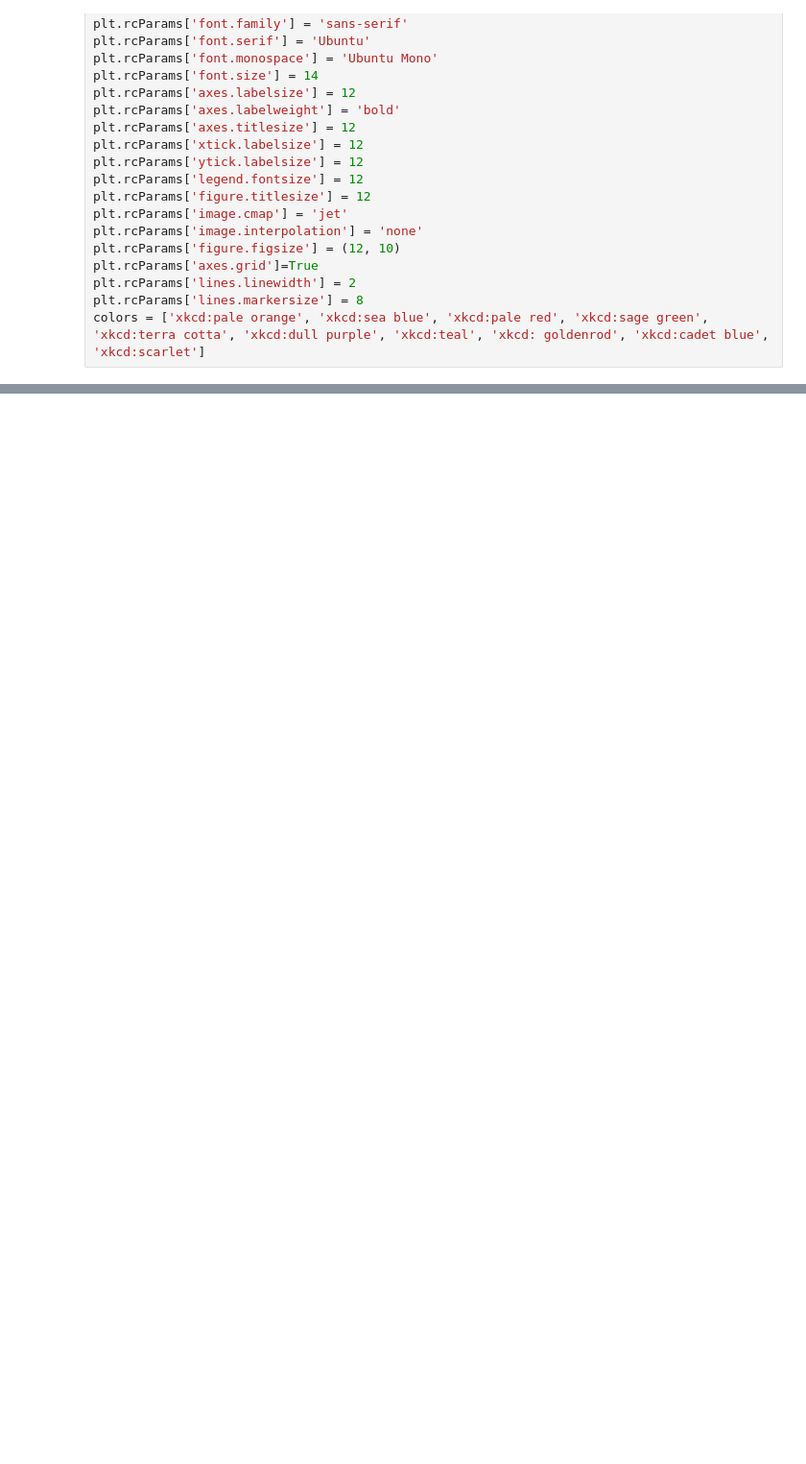
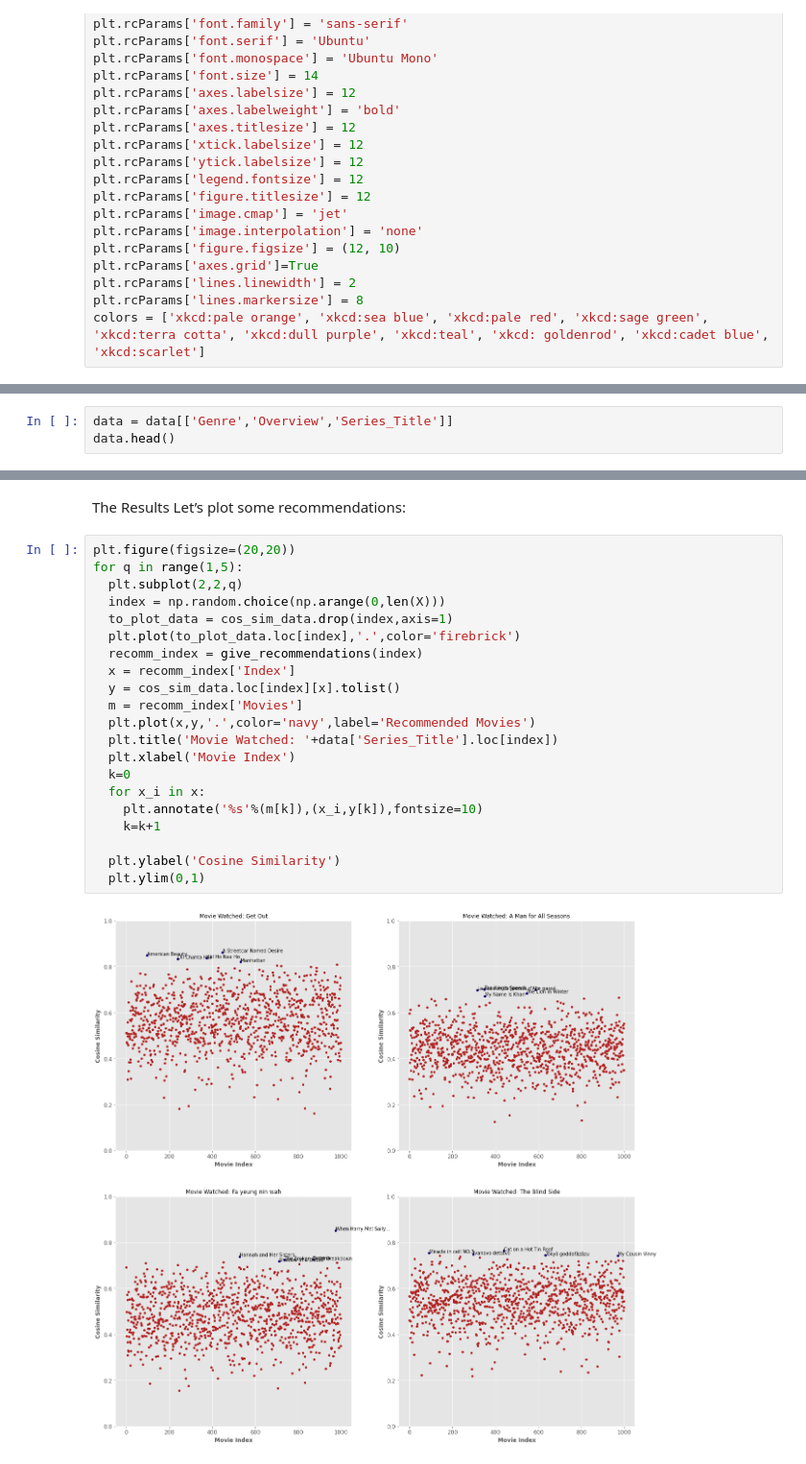
Before and after one commit to roapple10/Content-based-recommender-system, a Jupyter notebook: Content_based_recommender_system.ipynb, the cells around one changed output, grey strips where cells are left out. Shown: that part at 96% size. Drawn from its saved outputs; the diff is of its cells as text; blank space fills up the shorter version.

```diff
--- a/Content_based_recommender_system.ipynb
+++ b/Content_based_recommender_system.ipynb
@@ -35,0 +42,3 @@ colors = ['xkcd:pale orange', 'xkcd:sea blue', 'xkcd:pale red', 'xkcd:sage green
+# %%
+data = data[['Genre','Overview','Series_Title']]
+data.head()
@@ -35,0 +116,26 @@ colors = ['xkcd:pale orange', 'xkcd:sea blue', 'xkcd:pale red', 'xkcd:sage green
+# %% [markdown]
+The Results
+Let’s plot some recommendations:
+# %%
+plt.figure(figsize=(20,20))
+for q in range(1,5):
+  plt.subplot(2,2,q)
+  index = np.random.choice(np.arange(0,len(X)))
+  to_plot_data = cos_sim_data.drop(index,axis=1)
+  plt.plot(to_plot_data.loc[index],'.',color='firebrick')
+  recomm_index = give_recommendations(index)
+  x = recomm_index['Index']
+  y = cos_sim_data.loc[index][x].tolist()
+  m = recomm_index['Movies']
+  plt.plot(x,y,'.',color='navy',label='Recommended Movies')
+  plt.title('Movie Watched: '+data['Series_Title'].loc[index])
+  plt.xlabel('Movie Index')
+  k=0
+  for x_i in x:
+    plt.annotate('%s'%(m[k]),(x_i,y[k]),fontsize=10)
+    k=k+1
+
+  plt.ylabel('Cosine Similarity')
+  plt.ylim(0,1)
+# %% [output]
+[figure, added]
```
Also changed, not shown: parts of 17 cells of this notebook.
